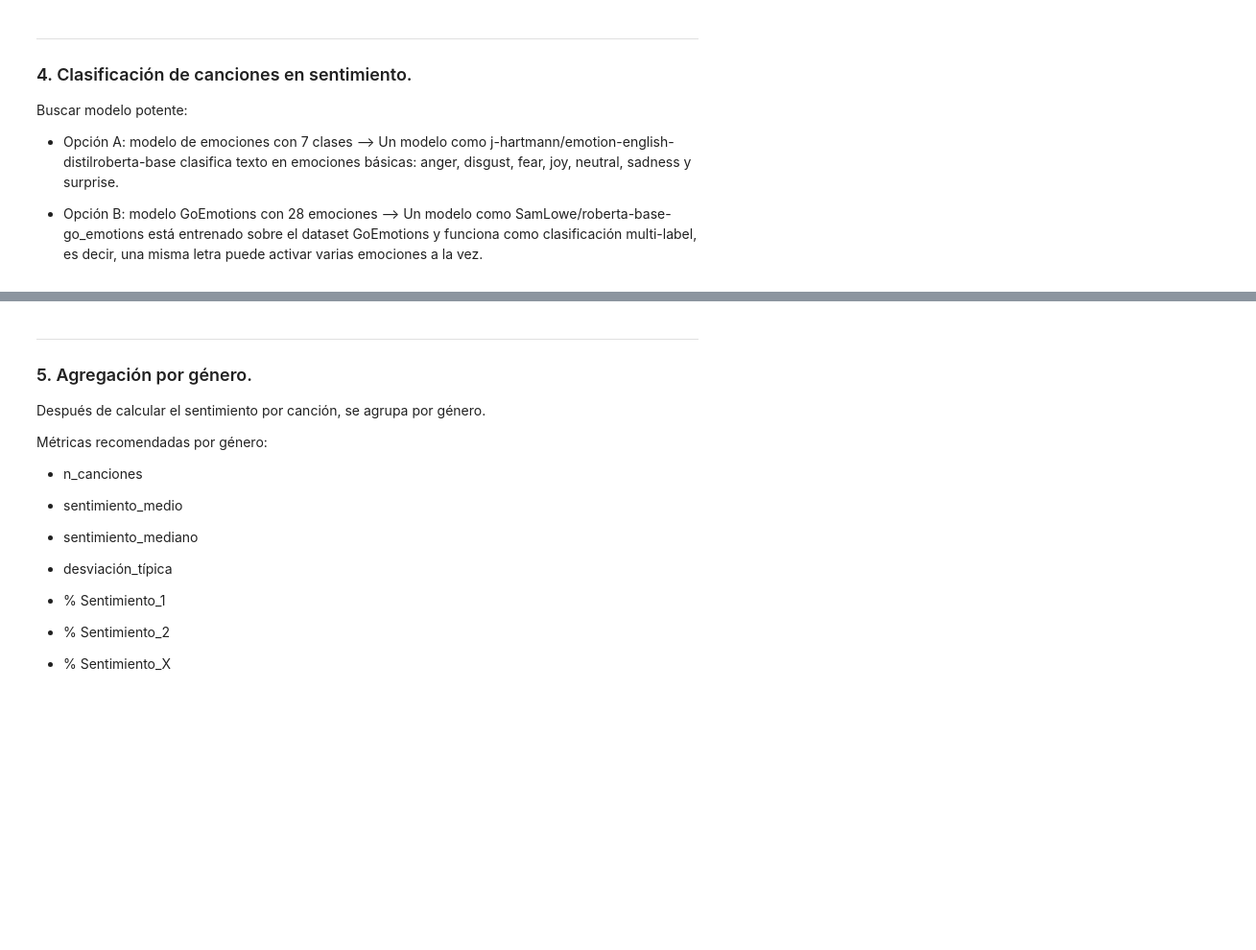
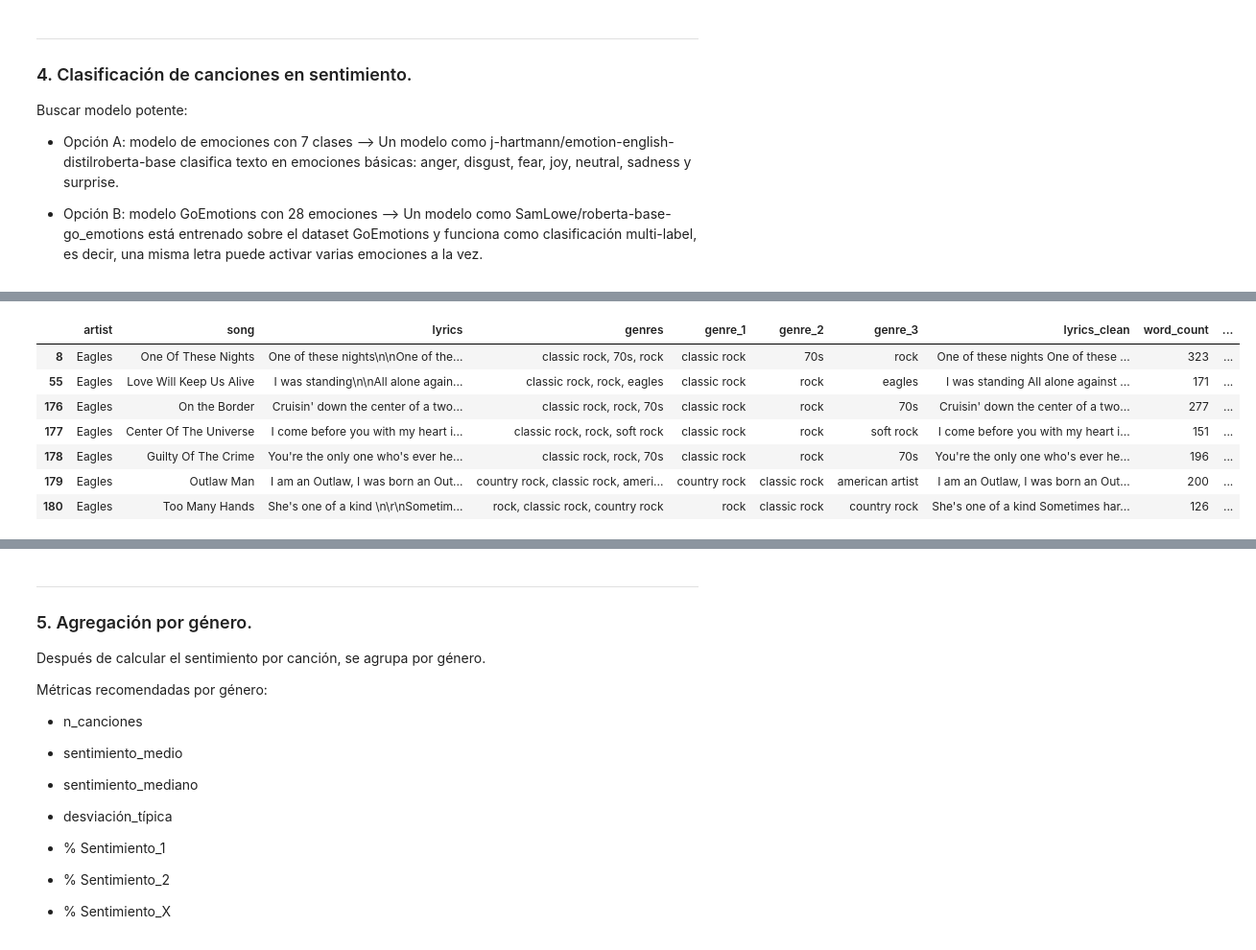
Before and after one commit to pacarma4/NLP, a Jupyter notebook: sentiment_analysis.ipynb, the cells around one changed output, grey strips where cells are left out. Shown at 96% size. Cells and saved outputs as stored; diff of their text form; code cells hidden in the pictures; blank space fills up the shorter version.

```diff
--- a/sentiment_analysis.ipynb
+++ b/sentiment_analysis.ipynb
@@ -729,0 +743,12 @@ Buscar modelo potente:
+# %%
+# cargar datoset limpio por canción
+
+df_songs = df_clean.copy()
+
+print("Shape:", df_songs.shape)
+display(df_songs[["artist", "song", "lyrics_clean", "word_count", "genre_list"]].head())
+
+df_songs = df_songs[df_songs["lyrics_clean"].notna()].copy()
+df_songs = df_songs.reset_index(drop=True)
+
+print("Canciones válidas para análisis emocional:", len(df_songs))
@@ -729,0 +953,11 @@ Buscar modelo potente:
+# %%
+df_songs[df_songs["artist"] == "Eagles"]
+# %% [output]
+|  | artist | song | lyrics | genres | genre_1 | genre_2 | genre_3 | lyrics_clean | word_count | ... |
+| 8 | Eagles | One Of These Nights | One of these nights\n\nOne of the... | classic rock, 70s, rock | classic rock | 70s | rock | One of these nights One of these ... | 323 | ... |
+| 55 | Eagles | Love Will Keep Us Alive | I was standing\n\nAll alone again... | classic rock, rock, eagles | classic rock | rock | eagles | I was standing All alone against ... | 171 | ... |
+| 176 | Eagles | On the Border | Cruisin' down the center of a two... | classic rock, rock, 70s | classic rock | rock | 70s | Cruisin' down the center of a two... | 277 | ... |
+| 177 | Eagles | Center Of The Universe | I come before you with my heart i... | classic rock, rock, soft rock | classic rock | rock | soft rock | I come before you with my heart i... | 151 | ... |
+| 178 | Eagles | Guilty Of The Crime | You're the only one who's ever he... | classic rock, rock, 70s | classic rock | rock | 70s | You're the only one who's ever he... | 196 | ... |
+| 179 | Eagles | Outlaw Man | I am an Outlaw, I was born an Out... | country rock, classic rock, ameri... | country rock | classic rock | american artist | I am an Outlaw, I was born an Out... | 200 | ... |
+| 180 | Eagles | Too Many Hands | She's one of a kind \n\r\nSometim... | rock, classic rock, country rock | rock | classic rock | country rock | She's one of a kind Sometimes har... | 126 | ... |
```
Also changed, not shown: parts of 37 cells of this notebook.
